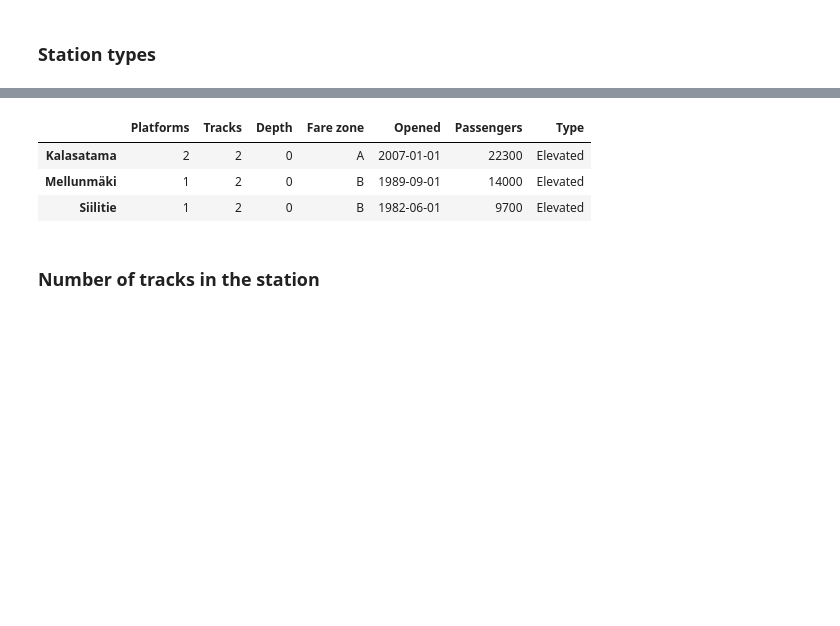
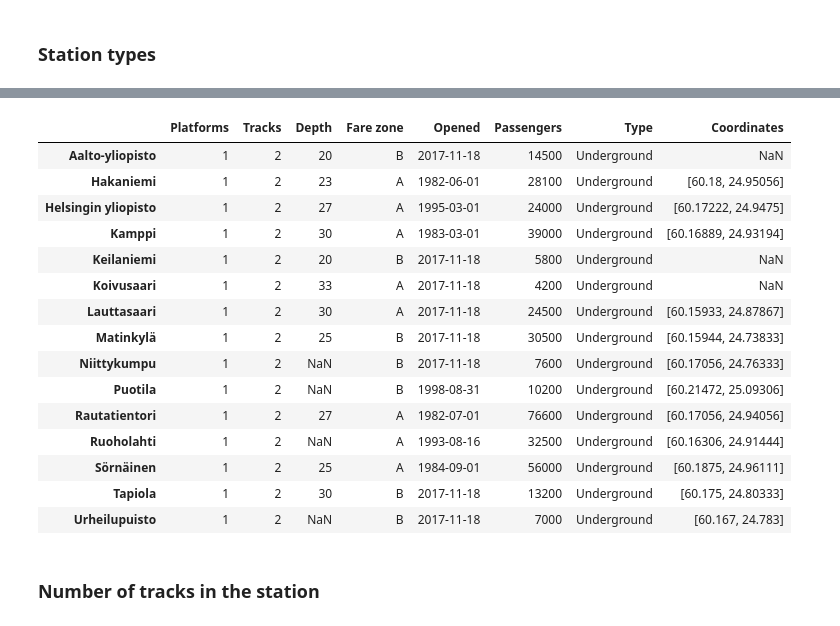
Before and after one commit to dmitryBuiskikh/Helsinki_metro_stations, a Jupyter notebook: Web-scraping Helsinki metro stations.ipynb, the cells around one changed output, grey strips where cells are left out. Cells and saved outputs as stored; diff of their text form; code cells hidden in the pictures; blank space fills up the shorter version.

```diff
--- a/Web-scraping Helsinki metro stations.ipynb
+++ b/Web-scraping Helsinki metro stations.ipynb
@@ -283,14 +281,26 @@ fig.show()
 [interactive output not drawn]
 [interactive output not drawn]
 # %%
-df[df["Type"]=="Elevated"]
-#df[df["Type"]=="Underground"]
+#df[df["Type"]=="Elevated"]
+df[df["Type"]=="Underground"]
 #df[df["Type"]=="At-grade"]
 # %% [output]
-|  | Platforms | Tracks | Depth | Fare zone | Opened | Passengers | Type |
-| Kalasatama | 2 | 2 | 0 | A | 2007-01-01 | 22300 | Elevated |
-| Mellunmäki | 1 | 2 | 0 | B | 1989-09-01 | 14000 | Elevated |
-| Siilitie | 1 | 2 | 0 | B | 1982-06-01 | 9700 | Elevated |
+|  | Platforms | Tracks | Depth | Fare zone | Opened | Passengers | Type | Coordinates |
+| Aalto-yliopisto | 1 | 2 | 20 | B | 2017-11-18 | 14500 | Underground | NaN |
+| Hakaniemi | 1 | 2 | 23 | A | 1982-06-01 | 28100 | Underground | [60.18, 24.95056] |
+| Helsingin yliopisto | 1 | 2 | 27 | A | 1995-03-01 | 24000 | Underground | [60.17222, 24.9475] |
+| Kamppi | 1 | 2 | 30 | A | 1983-03-01 | 39000 | Underground | [60.16889, 24.93194] |
+| Keilaniemi | 1 | 2 | 20 | B | 2017-11-18 | 5800 | Underground | NaN |
+| Koivusaari | 1 | 2 | 33 | A | 2017-11-18 | 4200 | Underground | NaN |
+| Lauttasaari | 1 | 2 | 30 | A | 2017-11-18 | 24500 | Underground | [60.15933, 24.87867] |
+| Matinkylä | 1 | 2 | 25 | B | 2017-11-18 | 30500 | Underground | [60.15944, 24.73833] |
+| Niittykumpu | 1 | 2 | NaN | B | 2017-11-18 | 7600 | Underground | [60.17056, 24.76333] |
+| Puotila | 1 | 2 | NaN | B | 1998-08-31 | 10200 | Underground | [60.21472, 25.09306] |
+| Rautatientori | 1 | 2 | 27 | A | 1982-07-01 | 76600 | Underground | [60.17056, 24.94056] |
+| Ruoholahti | 1 | 2 | NaN | A | 1993-08-16 | 32500 | Underground | [60.16306, 24.91444] |
+| Sörnäinen | 1 | 2 | 25 | A | 1984-09-01 | 56000 | Underground | [60.1875, 24.96111] |
+| Tapiola | 1 | 2 | 30 | B | 2017-11-18 | 13200 | Underground | [60.175, 24.80333] |
+| Urheilupuisto | 1 | 2 | NaN | B | 2017-11-18 | 7000 | Underground | [60.167, 24.783] |
 # %% [markdown]
 ### Number of tracks in the station
 # %%
```
Also changed, not shown: parts of 8 cells of this notebook.
